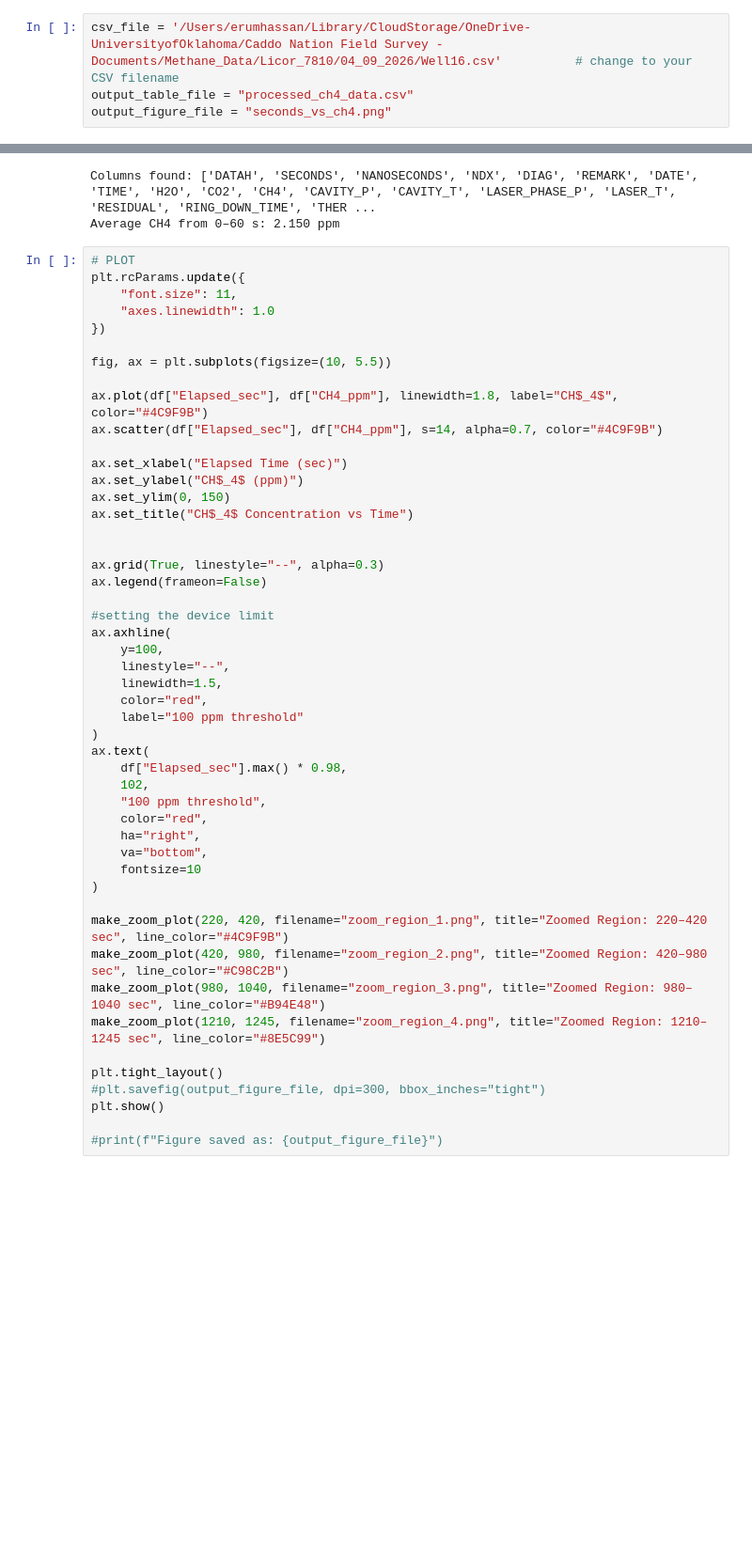
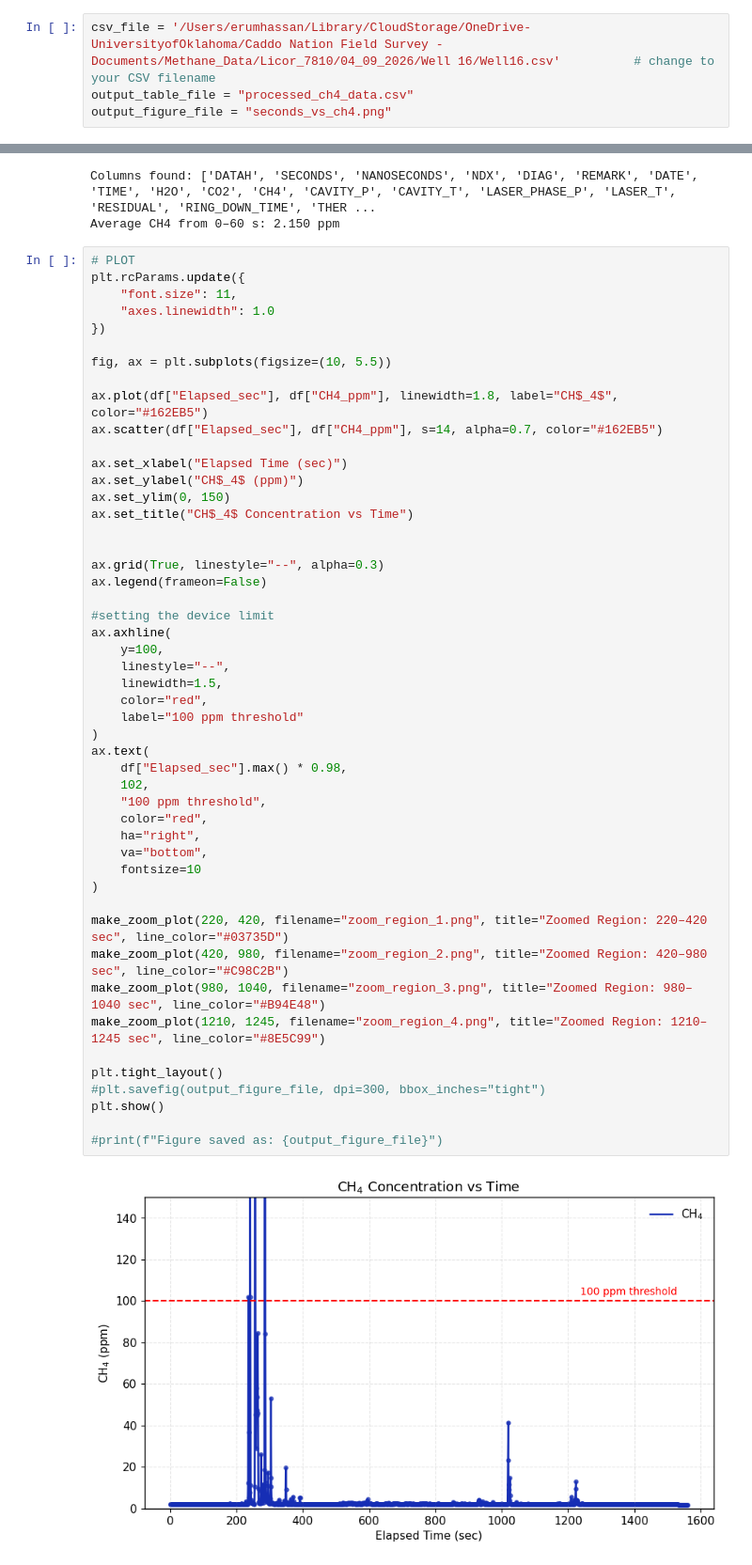
Before and after one commit to ErumHassan-218/CaddoNation, a Jupyter notebook: Licor_7810/04_09_2026/Well 16/graph.ipynb, the cells around one changed output, grey strips where cells are left out. Shown at 94% size. Cells and saved outputs as stored; diff of their text form; blank space fills up the shorter version.

Commit message:
Update Well 16 notebook and move CSV

```diff
--- a/Licor_7810/04_09_2026/Well 16/graph.ipynb
+++ b/Licor_7810/04_09_2026/Well 16/graph.ipynb
@@ -109,7 +109,7 @@ def make_zoom_plot(xmin, xmax, ymin=0, ymax=150, filename="zoom.png", title="Zoo
     plt.savefig(filename, dpi=300, bbox_inches="tight")
     plt.show()
 # %%
-csv_file = '/Users/erumhassan/Library/CloudStorage/OneDrive-UniversityofOklahoma/Caddo Nation Field Survey - Documents/Methane_Data/Licor_7810/04_09_2026/Well16.csv'          # change to your CSV filename
+csv_file = '/Users/erumhassan/Library/CloudStorage/OneDrive-UniversityofOklahoma/Caddo Nation Field Survey - Documents/Methane_Data/Licor_7810/04_09_2026/Well 16/Well16.csv'          # change to your CSV filename
 output_table_file = "processed_ch4_data.csv"
 output_figure_file = "seconds_vs_ch4.png"
 # %%
@@ -171,8 +171,8 @@ plt.rcParams.update({
 
 fig, ax = plt.subplots(figsize=(10, 5.5))
 
-ax.plot(df["Elapsed_sec"], df["CH4_ppm"], linewidth=1.8, label="CH$_4$", color="#4C9F9B")
-ax.scatter(df["Elapsed_sec"], df["CH4_ppm"], s=14, alpha=0.7, color="#4C9F9B")
+ax.plot(df["Elapsed_sec"], df["CH4_ppm"], linewidth=1.8, label="CH$_4$", color="#162EB5")
+ax.scatter(df["Elapsed_sec"], df["CH4_ppm"], s=14, alpha=0.7, color="#162EB5")
 
 ax.set_xlabel("Elapsed Time (sec)")
 ax.set_ylabel("CH$_4$ (ppm)")
@@ -184,31 +184,32 @@ ax.grid(True, linestyle="--", alpha=0.3)
 ax.legend(frameon=False)
 
 #setting the device limit
 ax.axhline(
     y=100,
     linestyle="--",
     linewidth=1.5,
     color="red",
     label="100 ppm threshold"
 )
 ax.text(
     df["Elapsed_sec"].max() * 0.98,
     102,
     "100 ppm threshold",
     color="red",
     ha="right",
     va="bottom",
     fontsize=10
 )
 
-make_zoom_plot(220, 420, filename="zoom_region_1.png", title="Zoomed Region: 220–420 sec", line_color="#4C9F9B")
+make_zoom_plot(220, 420, filename="zoom_region_1.png", title="Zoomed Region: 220–420 sec", line_color="#03735D")
 make_zoom_plot(420, 980, filename="zoom_region_2.png", title="Zoomed Region: 420–980 sec", line_color="#C98C2B")
 make_zoom_plot(980, 1040, filename="zoom_region_3.png", title="Zoomed Region: 980–1040 sec", line_color="#B94E48")
 make_zoom_plot(1210, 1245, filename="zoom_region_4.png", title="Zoomed Region: 1210–1245 sec", line_color="#8E5C99")
 
 plt.tight_layout()
 #plt.savefig(output_figure_file, dpi=300, bbox_inches="tight")
 plt.show()
 
 #print(f"Figure saved as: {output_figure_file}")
 # %% [output]
+[figure, new version]
```
Also changed, not shown: parts of 1 cell of this notebook, 1 other file.
